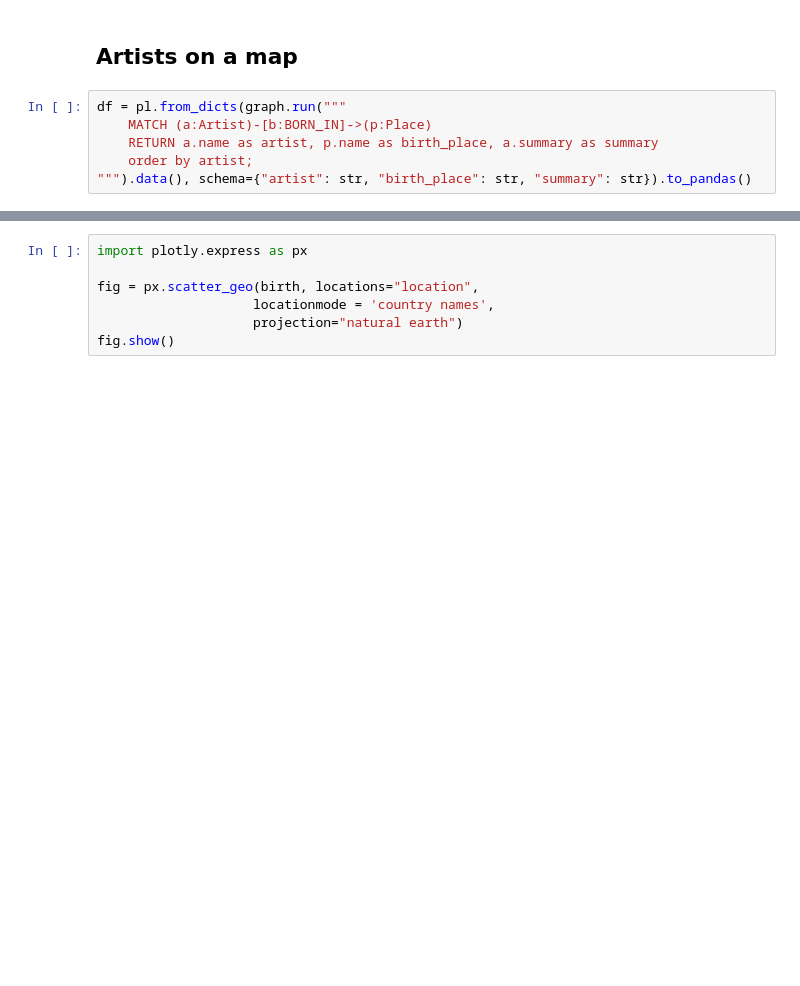
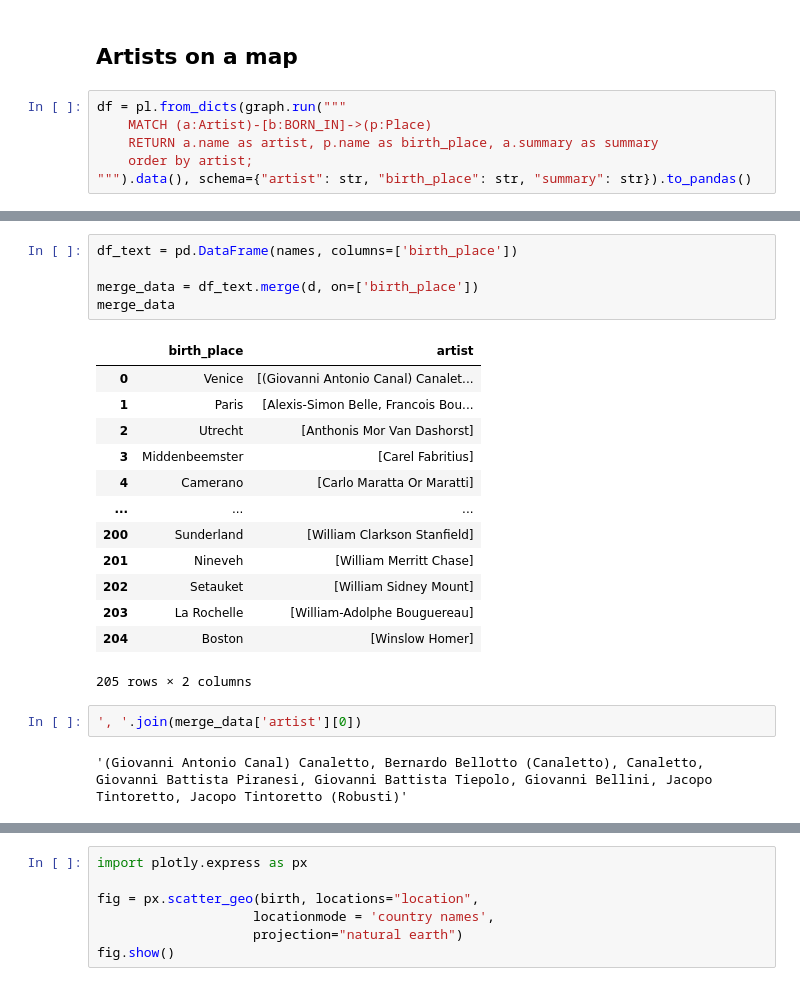
Before and after one commit to jcierocki/datathon-kul-voodoo-boyz, a Jupyter notebook: notebooks/data_artists.ipynb, the cells around one changed output, grey strips where cells are left out. Saved outputs shown, nothing was run; the diff lists cells and outputs as text; blank space fills up the shorter version.

```diff
--- a/notebooks/data_artists.ipynb
+++ b/notebooks/data_artists.ipynb
@@ -64,0 +109,23 @@ print(df)
+# %%
+df_text = pd.DataFrame(names, columns=['birth_place'])
+
+merge_data = df_text.merge(d, on=['birth_place'])
+merge_data
+# %% [output]
+|  | birth_place | artist |
+| 0 | Venice | [(Giovanni Antonio Canal) Canalet... |
+| 1 | Paris | [Alexis-Simon Belle, Francois Bou... |
+| 2 | Utrecht | [Anthonis Mor Van Dashorst] |
+| 3 | Middenbeemster | [Carel Fabritius] |
+| 4 | Camerano | [Carlo Maratta Or Maratti] |
+| ... | ... | ... |
+| 200 | Sunderland | [William Clarkson Stanfield] |
+| 201 | Nineveh | [William Merritt Chase] |
+| 202 | Setauket | [William Sidney Mount] |
+| 203 | La Rochelle | [William-Adolphe Bouguereau] |
+| 204 | Boston | [Winslow Homer] |
+205 rows × 2 columns
+# %%
+', '.join(merge_data['artist'][0])
+# %% [output]
+'(Giovanni Antonio Canal) Canaletto, Bernardo Bellotto (Canaletto), Canaletto, Giovanni Battista Piranesi, Giovanni Battista Tiepolo, Giovanni Bellini, Jacopo Tintoretto, Jacopo Tintoretto (Robusti)'
```
Also changed, not shown: parts of 16 cells of this notebook, 4 other files.
